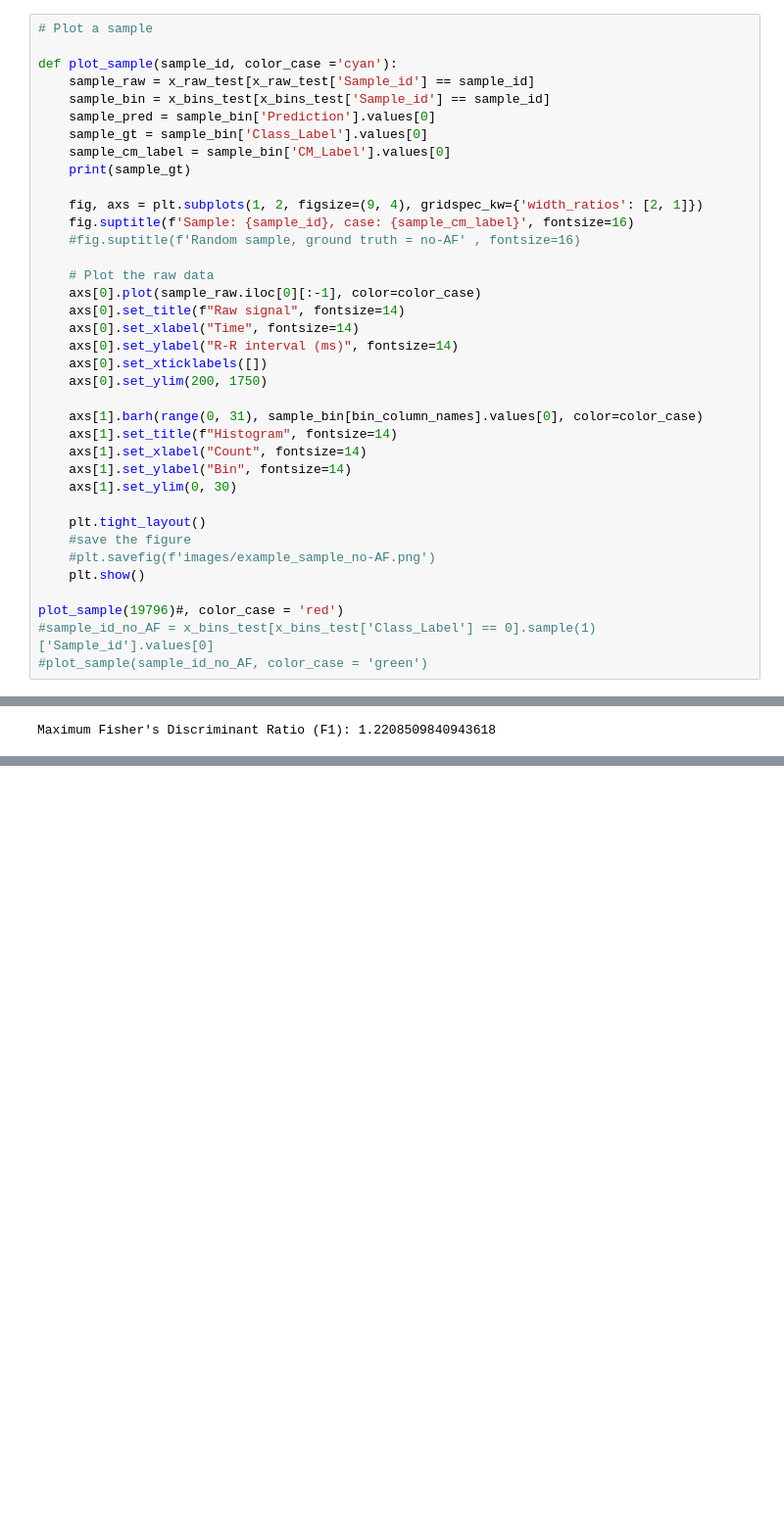
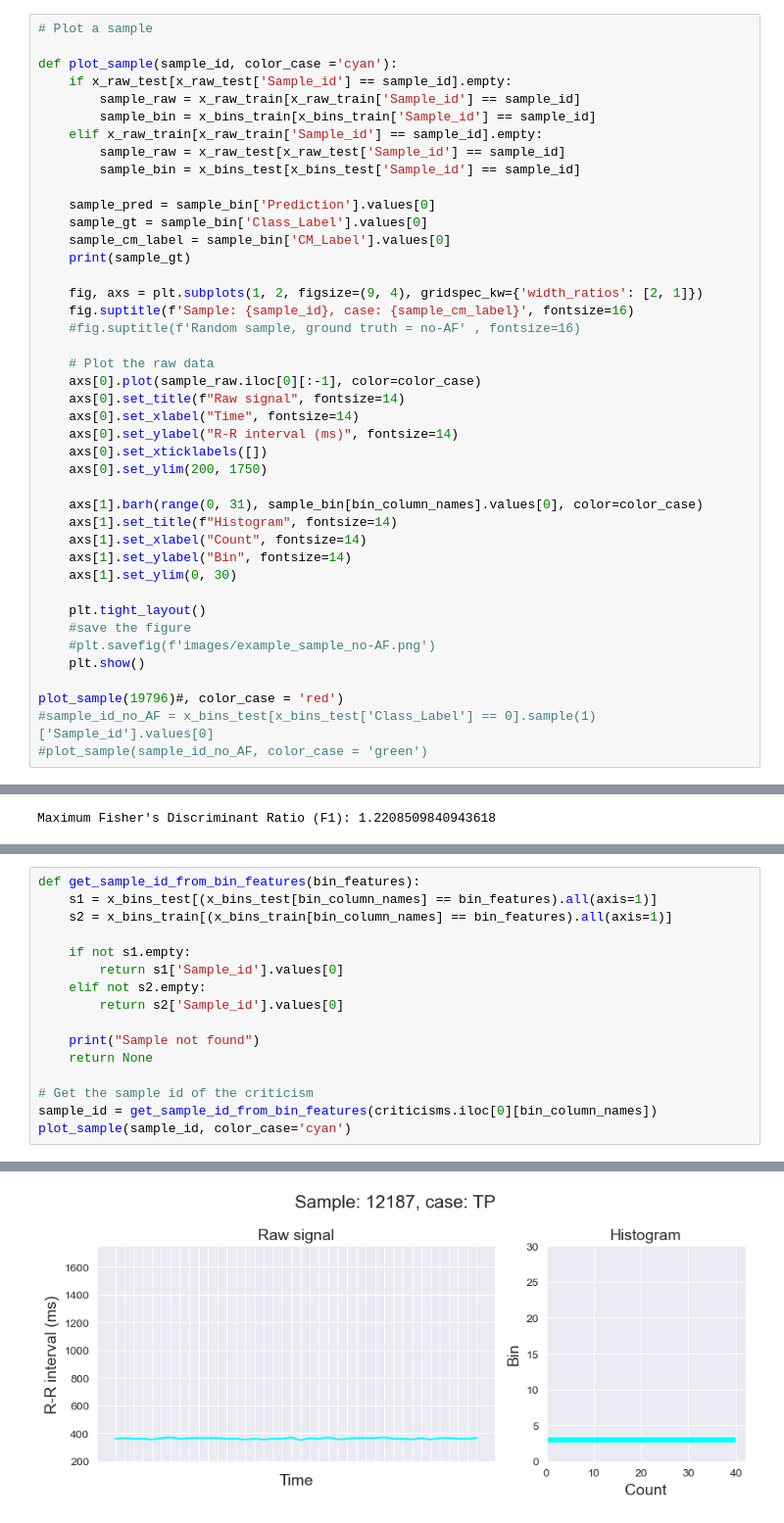
Before and after one commit to gijsdesmit/XAI_project, a Jupyter notebook: Dimensionality_reduction_pipeline.ipynb, the cells around one changed output, grey strips where cells are left out. Shown at 98% size. Saved outputs shown, nothing was run; the diff lists cells and outputs as text; blank space fills up the shorter version.

```diff
--- a/Dimensionality_reduction_pipeline.ipynb
+++ b/Dimensionality_reduction_pipeline.ipynb
@@ -147,8 +163,13 @@ x_bins_train = add_col_cm_label(x_bins_train)
 # Plot a sample
 
 def plot_sample(sample_id, color_case ='cyan'):
-    sample_raw = x_raw_test[x_raw_test['Sample_id'] == sample_id]
-    sample_bin = x_bins_test[x_bins_test['Sample_id'] == sample_id]
+    if x_raw_test[x_raw_test['Sample_id'] == sample_id].empty:
+        sample_raw = x_raw_train[x_raw_train['Sample_id'] == sample_id]
+        sample_bin = x_bins_train[x_bins_train['Sample_id'] == sample_id]
+    elif x_raw_train[x_raw_train['Sample_id'] == sample_id].empty:
+        sample_raw = x_raw_test[x_raw_test['Sample_id'] == sample_id]
+        sample_bin = x_bins_test[x_bins_test['Sample_id'] == sample_id]
+
     sample_pred = sample_bin['Prediction'].values[0]
     sample_gt = sample_bin['Class_Label'].values[0]
     sample_cm_label = sample_bin['CM_Label'].values[0]
@@ -428,0 +491,17 @@ Maximum Fisher's Discriminant Ratio (F1): 1.2208509840943618
+# %%
+def get_sample_id_from_bin_features(bin_features):
+    s1 = x_bins_test[(x_bins_test[bin_column_names] == bin_features).all(axis=1)]
+    s2 = x_bins_train[(x_bins_train[bin_column_names] == bin_features).all(axis=1)]
+
+    if not s1.empty:
+        return s1['Sample_id'].values[0]
+    elif not s2.empty:
+        return s2['Sample_id'].values[0]
+
+    print("Sample not found")
+    return None
+
+# Get the sample id of the criticism
+sample_id = get_sample_id_from_bin_features(criticisms.iloc[0][bin_column_names])
+plot_sample(sample_id, color_case='cyan')
+# %% [output]
@@ -428,0 +509 @@ Maximum Fisher's Discriminant Ratio (F1): 1.2208509840943618
+[figure, added]
```
Also changed, not shown: parts of 6 cells of this notebook, 2 other files.
